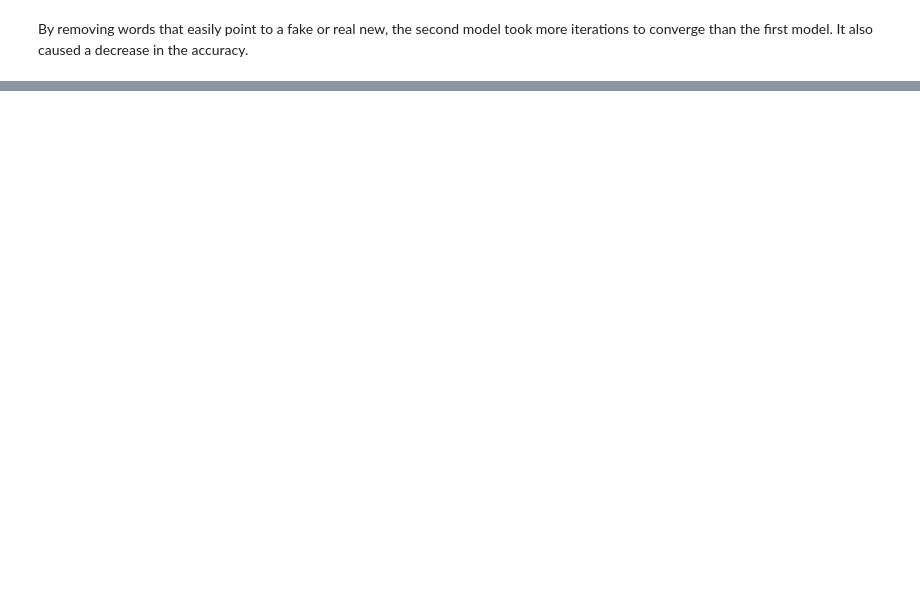
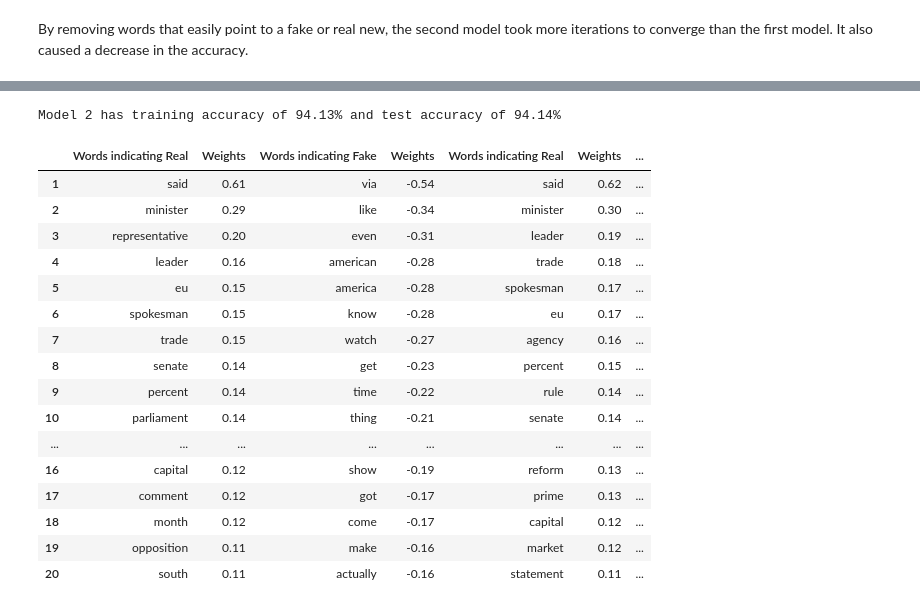
Before and after one commit to amanda-gonsalli/summer-2026-ML-foundations, a Jupyter notebook: projects/Binary Classification Problem/binary_classification_problem.ipynb, the cells around one changed output, grey strips where cells are left out. Saved outputs shown, nothing was run; the diff lists cells and outputs as text; code cells hidden in the pictures; blank space fills up the shorter version.

```diff
--- a/projects/Binary Classification Problem/binary_classification_problem.ipynb
+++ b/projects/Binary Classification Problem/binary_classification_problem.ipynb
@@ -350,0 +317,4 @@ print(combined_df_clean[:20])
+# %%
+train_df_2 = create_df(train_feat_2, train_theta_2, 'Training_Results_Model2.csv')
+
+display(train_df_2[:20])
@@ -371,0 +365,5 @@ In this section we'll use new articles to see how the two models will perform. I
+# %%
+test_feat_2, test_wti_2 = clean_data(test_articles, num_features, words_to_remove)
+test_X_2, test_y_2 = create_input_output(test_articles, test_labels, test_feat_2, test_wti_2)
+test_m_2 = len(test_y_2)
+test_n_2 = len(test_feat_2)
@@ -371,0 +402,30 @@ In this section we'll use new articles to see how the two models will perform. I
+# %%
+test_theta_2, test_cost_history_2 = logistic_regression(test_X_2, test_y_2)
+test_h_2 = hypothesis(test_X_2, test_theta_2)
+test_pred_2 = (test_h_2 >= 0.5).astype(int) #1 for real news and 0 for fake news
+test_acc_2 = np.mean(test_pred_2 == test_y_2)
+print(f'Model 2 has training accuracy of {train_acc_2 * 100:.2f}% and test accuracy of {test_acc_2 * 100:.2f}%')
+# %% [output]
+Model 2 has training accuracy of 94.13% and test accuracy of 94.14%
+# %%
+test_df_2 = create_df(test_feat_2, test_theta_2, 'Testing_Results_Model2.csv')
+
+display(pd.concat([train_df_2[:20], test_df_2[:20]], axis = 1))
+# %% [output]
+|  | Words indicating Real | Weights | Words indicating Fake | Weights | Words indicating Real | Weights | ... |
+| 1 | said | 0.61 | via | -0.54 | said | 0.62 | ... |
+| 2 | minister | 0.29 | like | -0.34 | minister | 0.30 | ... |
+| 3 | representative | 0.20 | even | -0.31 | leader | 0.19 | ... |
+| 4 | leader | 0.16 | american | -0.28 | trade | 0.18 | ... |
+| 5 | eu | 0.15 | america | -0.28 | spokesman | 0.17 | ... |
+| 6 | spokesman | 0.15 | know | -0.28 | eu | 0.17 | ... |
+| 7 | trade | 0.15 | watch | -0.27 | agency | 0.16 | ... |
+| 8 | senate | 0.14 | get | -0.23 | percent | 0.15 | ... |
+| 9 | percent | 0.14 | time | -0.22 | rule | 0.14 | ... |
+| 10 | parliament | 0.14 | thing | -0.21 | senate | 0.14 | ... |
+| ... | ... | ... | ... | ... | ... | ... | ... |
+| 16 | capital | 0.12 | show | -0.19 | reform | 0.13 | ... |
+| 17 | comment | 0.12 | got | -0.17 | prime | 0.13 | ... |
+| 18 | month | 0.12 | come | -0.17 | capital | 0.12 | ... |
+| 19 | opposition | 0.11 | make | -0.16 | market | 0.12 | ... |
+| 20 | south | 0.11 | actually | -0.16 | statement | 0.11 | ... |
```
Also changed, not shown: parts of 31 cells of this notebook, 5 other files.
